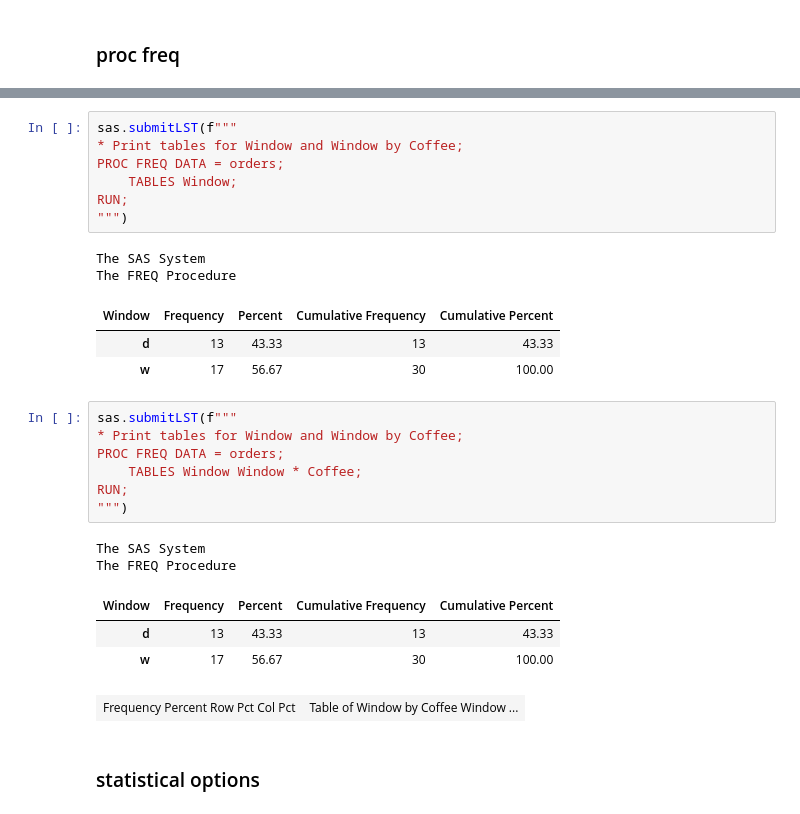
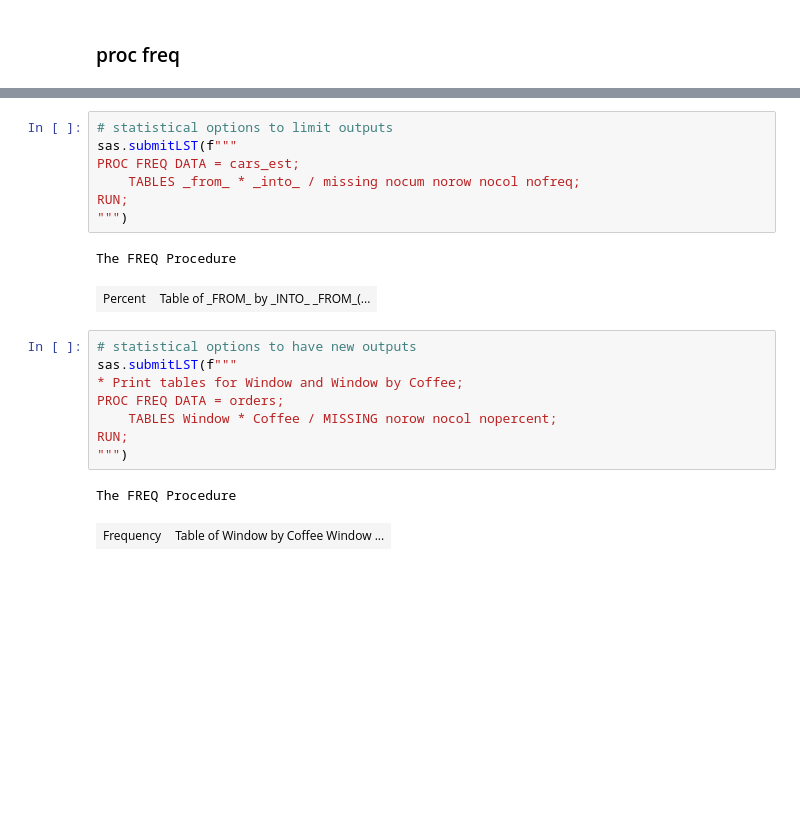
Before and after one commit to 0xdomyz/sas_collection, a Jupyter notebook: proc_data/proc_freq.ipynb, the cells around one changed output, grey strips where cells are left out. Saved outputs shown, nothing was run; the diff lists cells and outputs as text; blank space fills up the shorter version.

Commit message:
update proc freq

```diff
--- a/proc_data/proc_freq.ipynb
+++ b/proc_data/proc_freq.ipynb
@@ -41,30 +104,22 @@ df
+# %%
+# statistical options to limit outputs
+sas.submitLST(f"""
+PROC FREQ DATA = cars_est;
+    TABLES _from_ * _into_ / missing nocum norow nocol nofreq;
+RUN;
+""")
+# %% [output]
+The FREQ Procedure
+| Percent | Table of _FROM_ by _INTO_ _FROM_(... |
 # %%
+# statistical options to have new outputs
 sas.submitLST(f"""
 * Print tables for Window and Window by Coffee;
 PROC FREQ DATA = orders;
-    TABLES Window;
+    TABLES Window * Coffee / MISSING norow nocol nopercent;
 RUN;
 """)
 # %% [output]
-The SAS System
 The FREQ Procedure
-| Window | Frequency | Percent | Cumulative Frequency | Cumulative Percent |
-| d | 13 | 43.33 | 13 | 43.33 |
-| w | 17 | 56.67 | 30 | 100.00 |
+| Frequency | Table of Window by Coffee Window ... |
-# %%
-sas.submitLST(f"""
-* Print tables for Window and Window by Coffee;
-PROC FREQ DATA = orders;
-    TABLES Window Window * Coffee;
-RUN;
-""")
-# %% [output]
-The SAS System
-The FREQ Procedure
-| Window | Frequency | Percent | Cumulative Frequency | Cumulative Percent |
-| d | 13 | 43.33 | 13 | 43.33 |
-| w | 17 | 56.67 | 30 | 100.00 |
-| Frequency Percent Row Pct Col Pct | Table of Window by Coffee Window ... |
-# %% [markdown]
-### statistical options
 # %%
```
Also changed, not shown: parts of 11 cells of this notebook, 1 other file.
